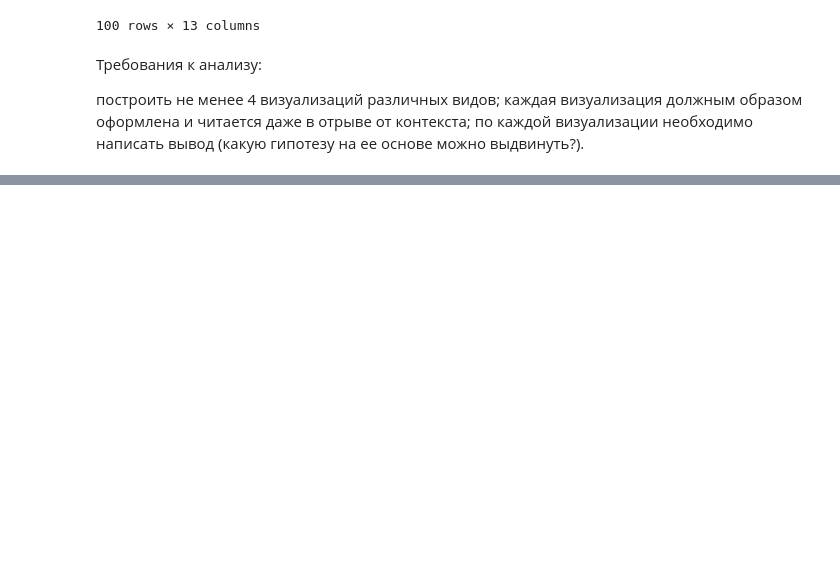
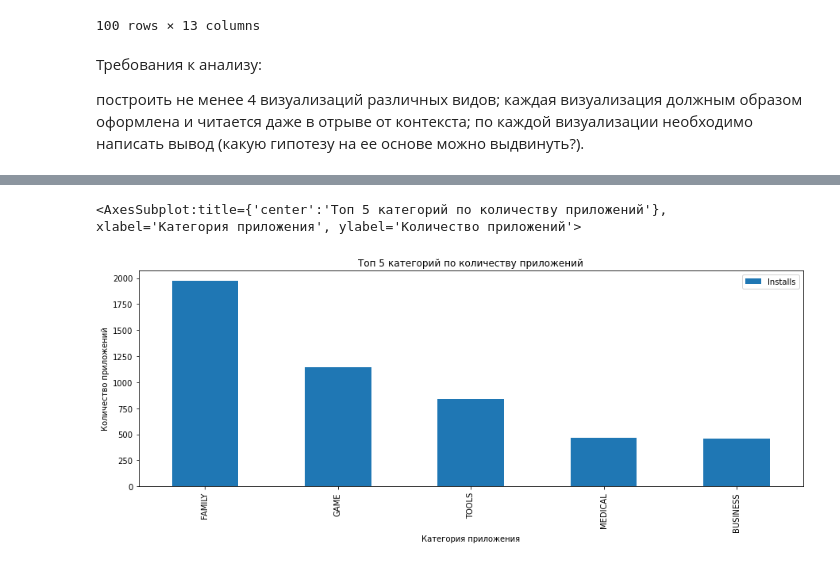
Before and after one commit to Chibis34/DZ_Gordeev, a Jupyter notebook: DZ16_Gordeev_Visual data.ipynb, the cells around one changed output, grey strips where cells are left out. Drawn from its saved outputs; the diff is of its cells as text; code cells hidden in the pictures; blank space fills up the shorter version.

```diff
--- a/DZ16_Gordeev_Visual data.ipynb
+++ b/DZ16_Gordeev_Visual data.ipynb
@@ -106,0 +107,8 @@ memory usage: 1.1+ MB
+# %%
+games_by_platforms.loc[['FAMILY', 'GAME', 'TOOLS', 'MEDICAL', 'BUSINESS']].plot(kind='bar',
+                                                                  title='Топ 5 категорий по количеству приложений',
+                                                                  xlabel='Категория приложения',
+                                                                  ylabel='Количество приложений')
+# %% [output]
+<AxesSubplot:title={'center':'Топ 5 категорий по количеству приложений'}, xlabel='Категория приложения', ylabel='Количество приложений'>
+[figure, added]
```
Also changed, not shown: parts of 24 cells of this notebook.
